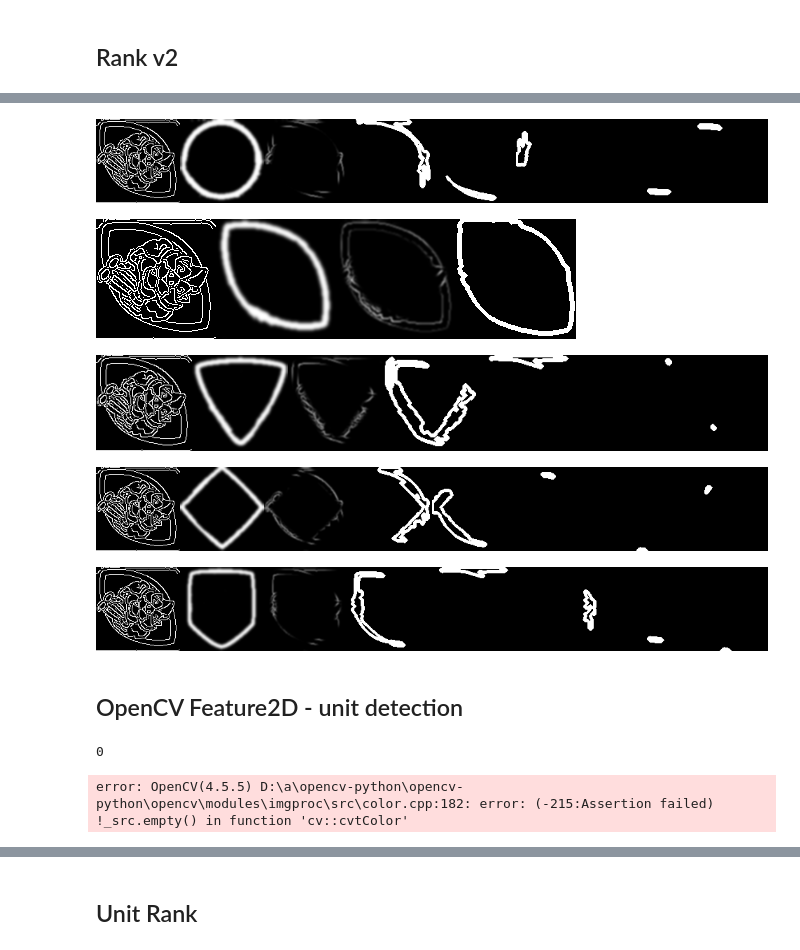
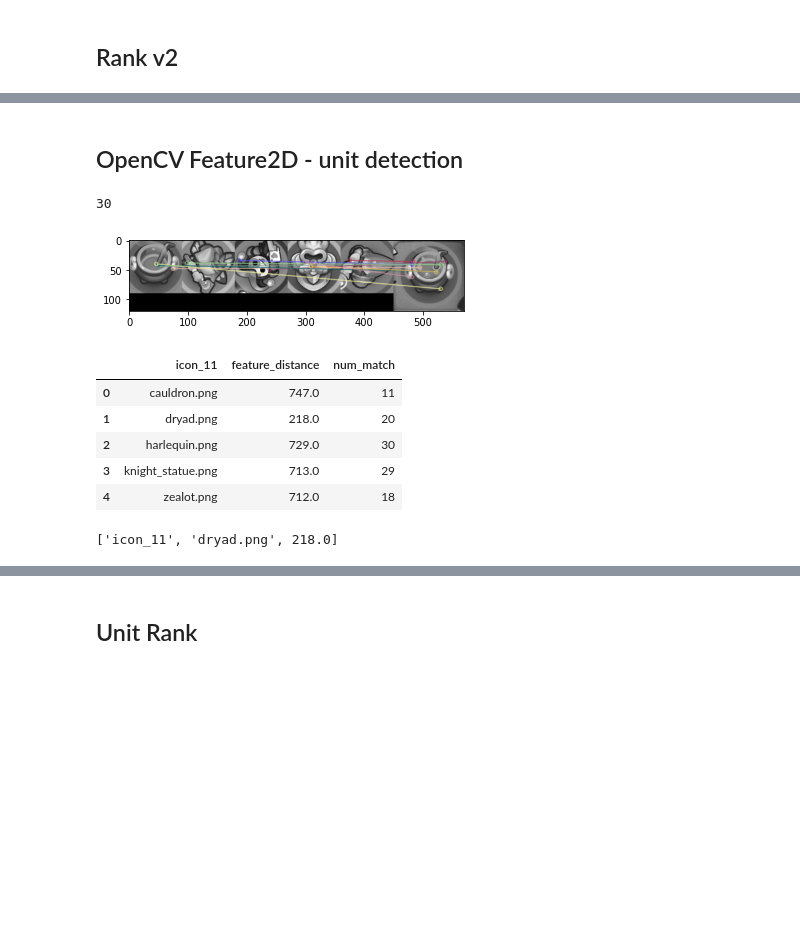
Before and after one commit to AxelBjork/Rush-Royale-Bot, a Jupyter notebook: recognize.ipynb, the cells around one changed output, grey strips where cells are left out. Cells and saved outputs as stored; diff of their text form; code cells hidden in the pictures; blank space fills up the shorter version.

```diff
--- a/recognize.ipynb
+++ b/recognize.ipynb
@@ -48,7 +38,13 @@ bot.get_current_icons(False)
 # %%
 bot.getScreen()
 # %%
-names=bot.scan_grid(new=False)
-grid_df=bot_perception.grid_status(names)
-df_split,unit_series, df_groups, group_keys=bot_core.grid_meta_info(grid_df)
-display(grid_df)
+# Performance optimization
+names=bot.scan_grid(new=False) # 1.2/20 seconds
+for i in range(200):
+    #names=bot.scan_grid(new=False)
+    #grid_df=bot_perception.grid_status(names)
+    # Split up grid_status function
+    for filename in names:
+        unit_guess= bot_perception.match_unit(filename)
+    #df_split,unit_series, df_groups, group_keys=bot_core.grid_meta_info(grid_df)
+#display(grid_df)
@@ -313,40 +261,44 @@ for target in os.listdir("unit_rank"):
     figs.insert(0,img_ref)
     figs.insert(0,img)
     display(Image.fromarray(np.hstack(figs)))
-# %% [output]
-[figure, removed]
-[figure, removed]
-[figure, removed]
-[figure, removed]
-[figure, removed]
 # %% [markdown]
 ## OpenCV Feature2D - unit detection
 # %%
 import matplotlib.pyplot as plt
-img1 = cv2.imread('units/priest.png',cv2.IMREAD_GRAYSCALE)          # queryImage
-img2 = cv2.imread('OCR_inputs/icon_11.png',cv2.IMREAD_GRAYSCALE) # trainImage
+#img1 = cv2.imread('units/crystal.png',cv2.IMREAD_GRAYSCALE)          # queryImage
+units = [cv2.imread('units/'+unit,cv2.IMREAD_GRAYSCALE) for unit in os.listdir("units")]
+# Merge all images into one
+img1 = cv2.hconcat(units)
+img2 = cv2.imread('OCR_inputs/icon_14.png',cv2.IMREAD_GRAYSCALE) # trainImage
 # Initiate ORB detector
 orb = cv2.ORB_create()
 # find the keypoints and descriptors with ORB
 kp1, des1 = orb.detectAndCompute(img1,None)
 kp2, des2 = orb.detectAndCompute(img2,None)
 
 # create BFMatcher object
 bf = cv2.BFMatcher(cv2.NORM_HAMMING, crossCheck=True)
 # Match descriptors.
 matches = bf.match(des1,des2)
 # Sort them in the order of their distance.
 matches = sorted(matches, key = lambda x:x.distance)
 print(len(matches))
 # Draw first 10 matches.
 img3 = cv2.drawMatches(img1,kp1,img2,kp2,matches[:10],None,flags=cv2.DrawMatchesFlags_NOT_DRAW_SINGLE_POINTS)
 plt.imshow(img3)
 plt.show()
 unit_df= bot_perception.match_unit('OCR_inputs/icon_11.png',guess_unit=False)
 display(unit_df)
 bot_perception.match_unit('OCR_inputs/icon_11.png',guess_unit=True)
 # %% [output]
-0
+30
+[figure, added]
+|  | icon_11 | feature_distance | num_match |
+| 0 | cauldron.png | 747.0 | 11 |
+| 1 | dryad.png | 218.0 | 20 |
+| 2 | harlequin.png | 729.0 | 30 |
+| 3 | knight_statue.png | 713.0 | 29 |
+| 4 | zealot.png | 712.0 | 18 |
-error: OpenCV(4.5.5) D:\a\opencv-python\opencv-python\opencv\modules\imgproc\src\color.cpp:182: error: (-215:Assertion failed) !_src.empty() in function 'cv::cvtColor'
+['icon_11', 'dryad.png', 218.0]
 # %%
 bot_perception.match_unit('OCR_inputs/icon_2.png')
```
Also changed, not shown: parts of 24 cells of this notebook, 22 other files.
